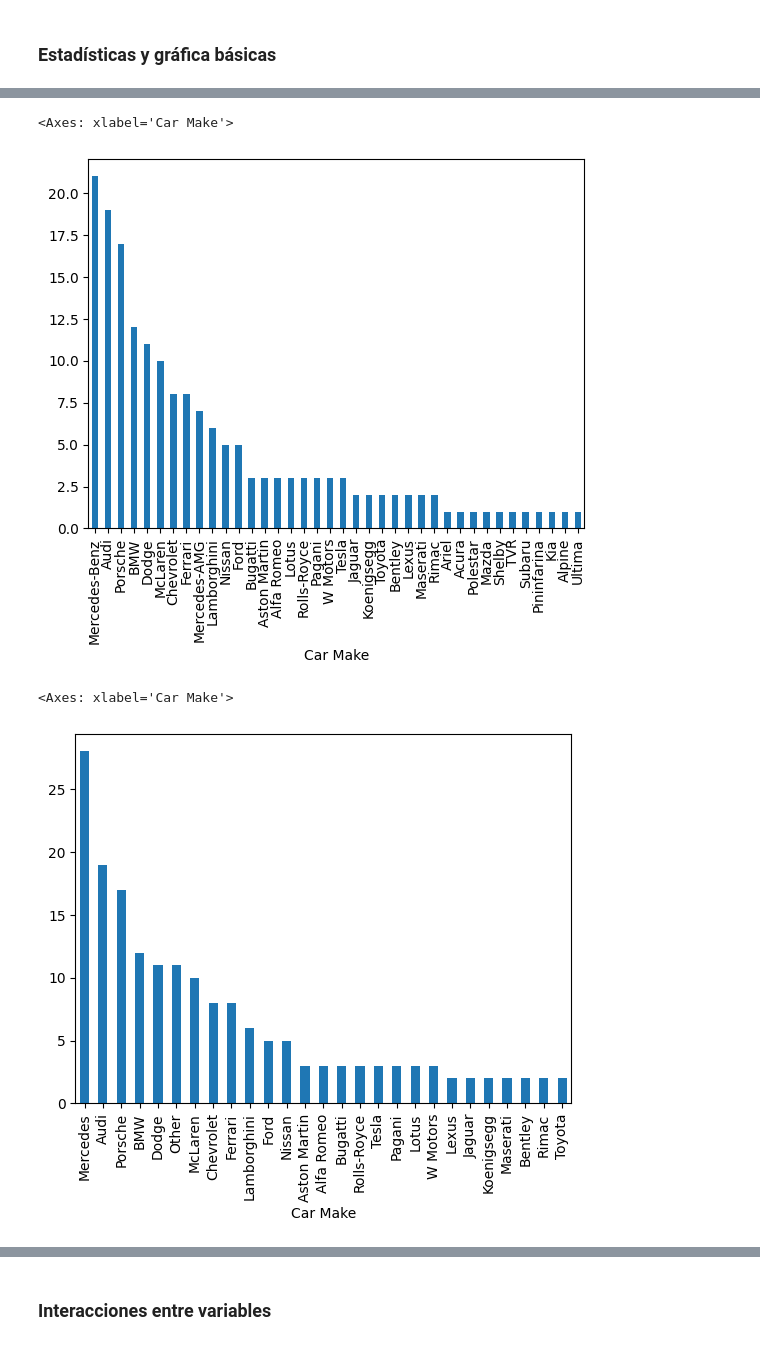
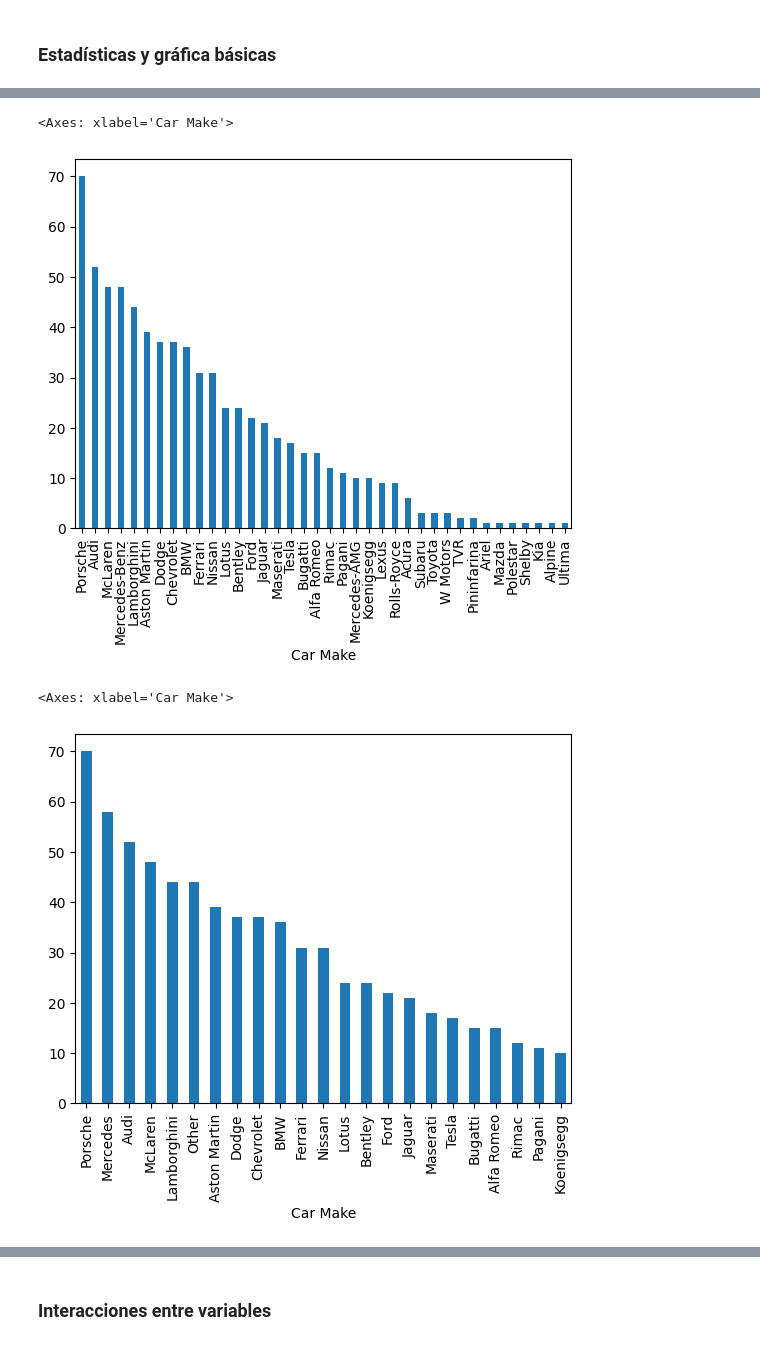
Before and after one commit to Carlitos5336/ai-tutorials, a Jupyter notebook: Data Analysis/Análisis de vehículos deportivos/Análisis de vehículos deportivos.ipynb, the cells around one changed output, grey strips where cells are left out. Cells and saved outputs as stored; diff of their text form; code cells hidden in the pictures.

```diff
--- a/Data Analysis/Análisis de vehículos deportivos/Análisis de vehículos deportivos.ipynb
+++ b/Data Analysis/Análisis de vehículos deportivos/Análisis de vehículos deportivos.ipynb
@@ -133,5 +133,5 @@ df[df.duplicated(subset=["Car Make", "Car Model"])]
 # %%
-df = df.drop_duplicates(subset=["Car Make", "Car Model"])
+df = df.drop_duplicates()
 df
 # %% [output]
 |  | Car Make | Car Model | Year | Engine Size (L) | Horsepower | Torque (lb-ft) | 0-60 MPH Time (seconds) | ... |
@@ -314,7 +317,7 @@ df.describe()
 df["Car Make"].value_counts().plot(kind="bar")
 # %% [output]
 <Axes: xlabel='Car Make'>
-[figure, old version]
+[figure, new version]
 # %%
 # Homologar nombres de fabricantes
 def homologar_fabricantes(x):
@@ -326,14 +329,14 @@ def homologar_fabricantes(x):
 # %%
 # Homologar categorías
 df["Car Make"] = df["Car Make"].apply(homologar_fabricantes)
 # Agrupar en otros
 maker_counts = df["Car Make"].value_counts()
-df["Car Make"] = df["Car Make"].apply(lambda x: "Other" if maker_counts[x] < 2 else x)
+df["Car Make"] = df["Car Make"].apply(lambda x: "Other" if maker_counts[x] < 10 else x)
 # Imprimir resultado
 df["Car Make"].value_counts().plot(kind="bar")
 # %% [output]
 <Axes: xlabel='Car Make'>
-[figure, old version]
+[figure, new version]
 # %%
 df["Engine Type"].value_counts().plot(kind="pie")
 # %% [output]
```
Also changed, not shown: parts of 22 cells of this notebook, 5 other files.
